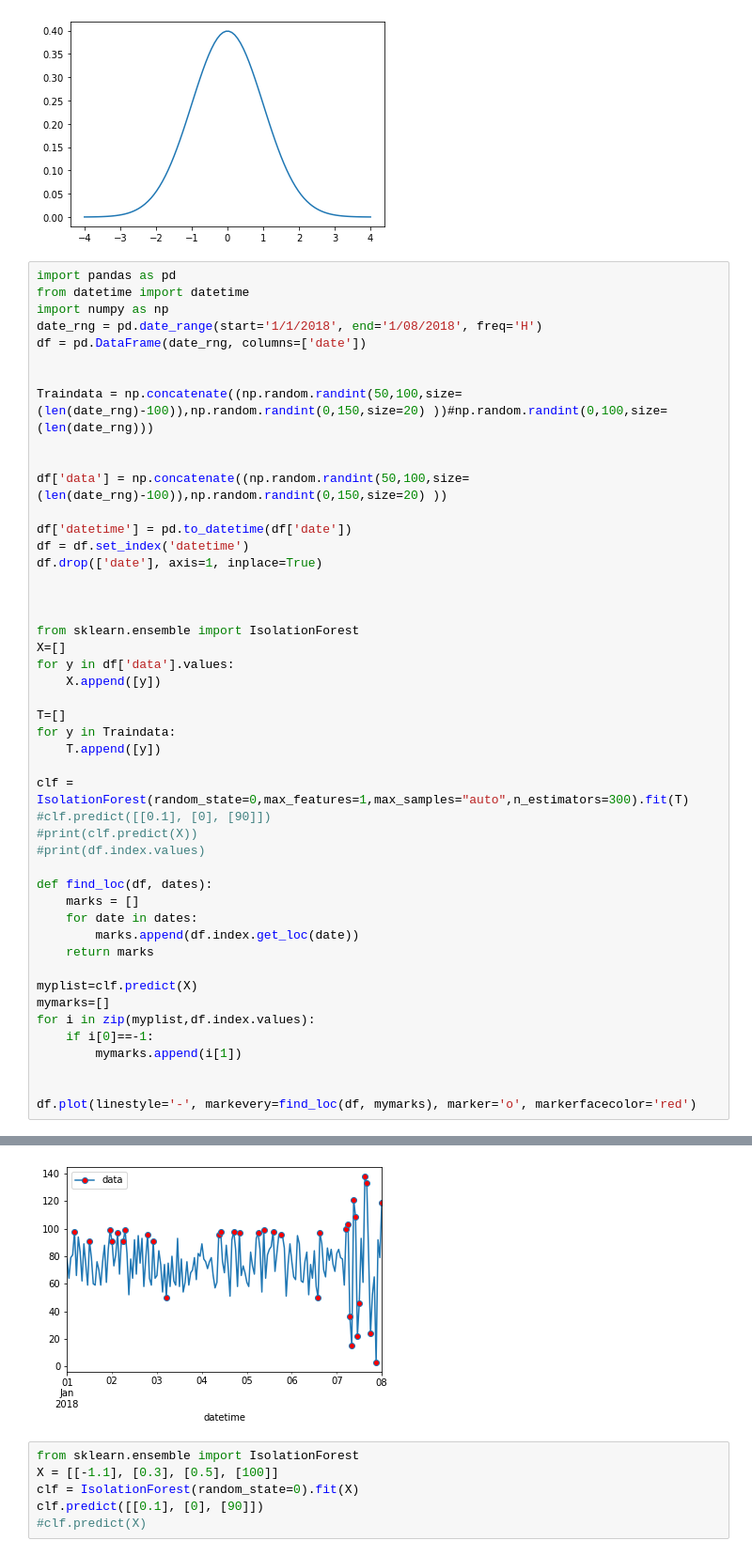
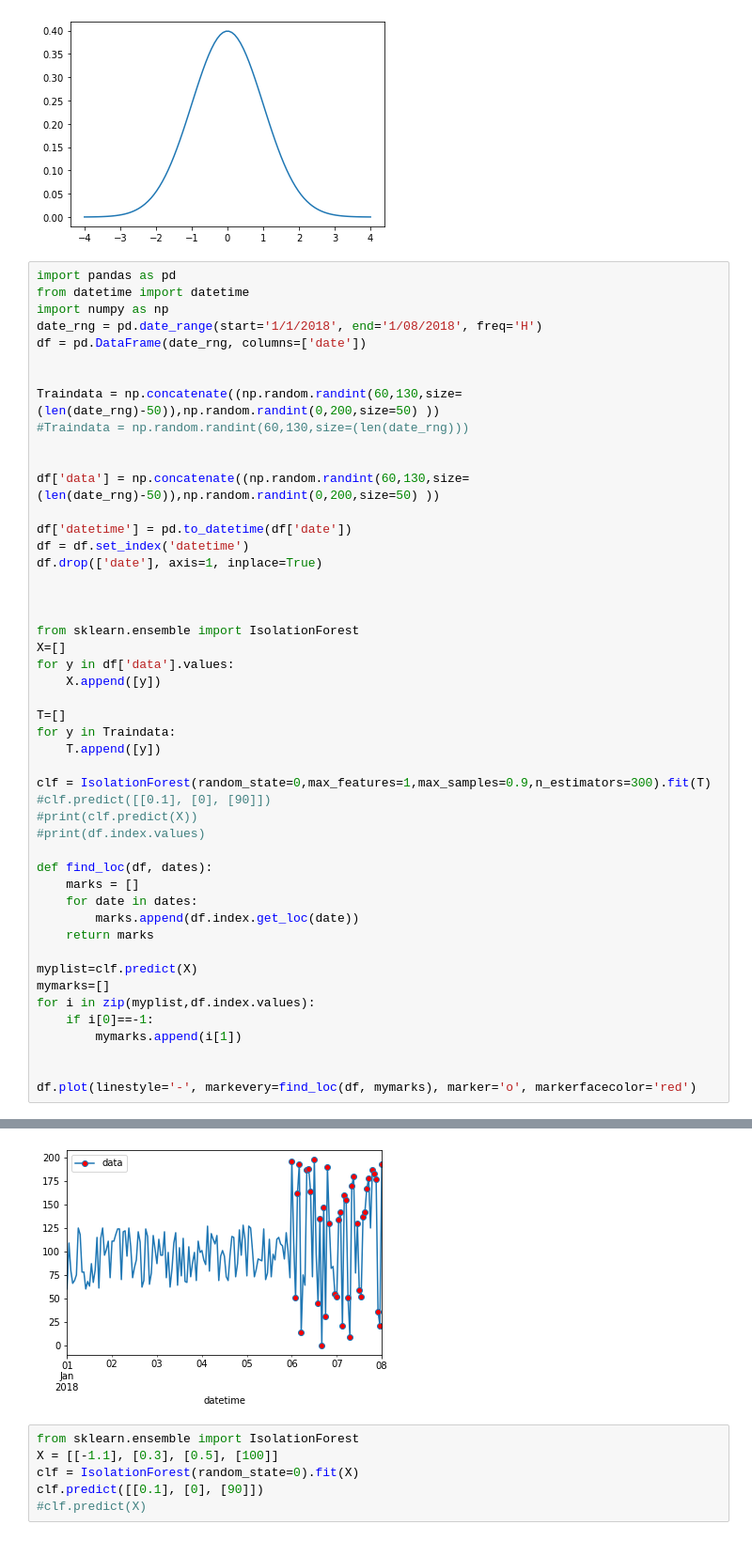
Before and after one commit to crawlersick/my_data_analyst, a Jupyter notebook: test_gen_seriesdata.ipynb, the cells around one changed output, grey strips where cells are left out. Shown: that part at 94% size. Drawn from its saved outputs; the diff is of its cells as text.

```diff
--- a/test_gen_seriesdata.ipynb
+++ b/test_gen_seriesdata.ipynb
@@ -18,10 +18,11 @@ date_rng = pd.date_range(start='1/1/2018', end='1/08/2018', freq='H')
 df = pd.DataFrame(date_rng, columns=['date'])
 
 
-Traindata = np.concatenate((np.random.randint(50,100,size=(len(date_rng)-100)),np.random.randint(0,150,size=20) ))#np.random.randint(0,100,size=(len(date_rng)))
+Traindata = np.concatenate((np.random.randint(60,130,size=(len(date_rng)-50)),np.random.randint(0,200,size=50) ))
+#Traindata = np.random.randint(60,130,size=(len(date_rng)))
 
 
-df['data'] = np.concatenate((np.random.randint(50,100,size=(len(date_rng)-100)),np.random.randint(0,150,size=20) ))
+df['data'] = np.concatenate((np.random.randint(60,130,size=(len(date_rng)-50)),np.random.randint(0,200,size=50) ))
 
 df['datetime'] = pd.to_datetime(df['date'])
 df = df.set_index('datetime')
@@ -31,35 +32,35 @@ df.drop(['date'], axis=1, inplace=True)
 
 from sklearn.ensemble import IsolationForest
 X=[]
 for y in df['data'].values:
     X.append([y])
 
 T=[]
 for y in Traindata:
     T.append([y])
 
-clf = IsolationForest(random_state=0,max_features=1,max_samples="auto",n_estimators=300).fit(T)
+clf = IsolationForest(random_state=0,max_features=1,max_samples=0.9,n_estimators=300).fit(T)
 #clf.predict([[0.1], [0], [90]])
 #print(clf.predict(X))
 #print(df.index.values)
 
 def find_loc(df, dates):
     marks = []
     for date in dates:
         marks.append(df.index.get_loc(date))
     return marks
 
 myplist=clf.predict(X)
 mymarks=[]
 for i in zip(myplist,df.index.values):
     if i[0]==-1:
         mymarks.append(i[1])
 
 
 df.plot(linestyle='-', markevery=find_loc(df, mymarks), marker='o', markerfacecolor='red')
 # %% [output]
 <matplotlib.axes._subplots.AxesSubplot at 0x...>
-[figure, old version]
+[figure, new version]
 # %%
 from sklearn.ensemble import IsolationForest
 X = [[-1.1], [0.3], [0.5], [100]]
```
